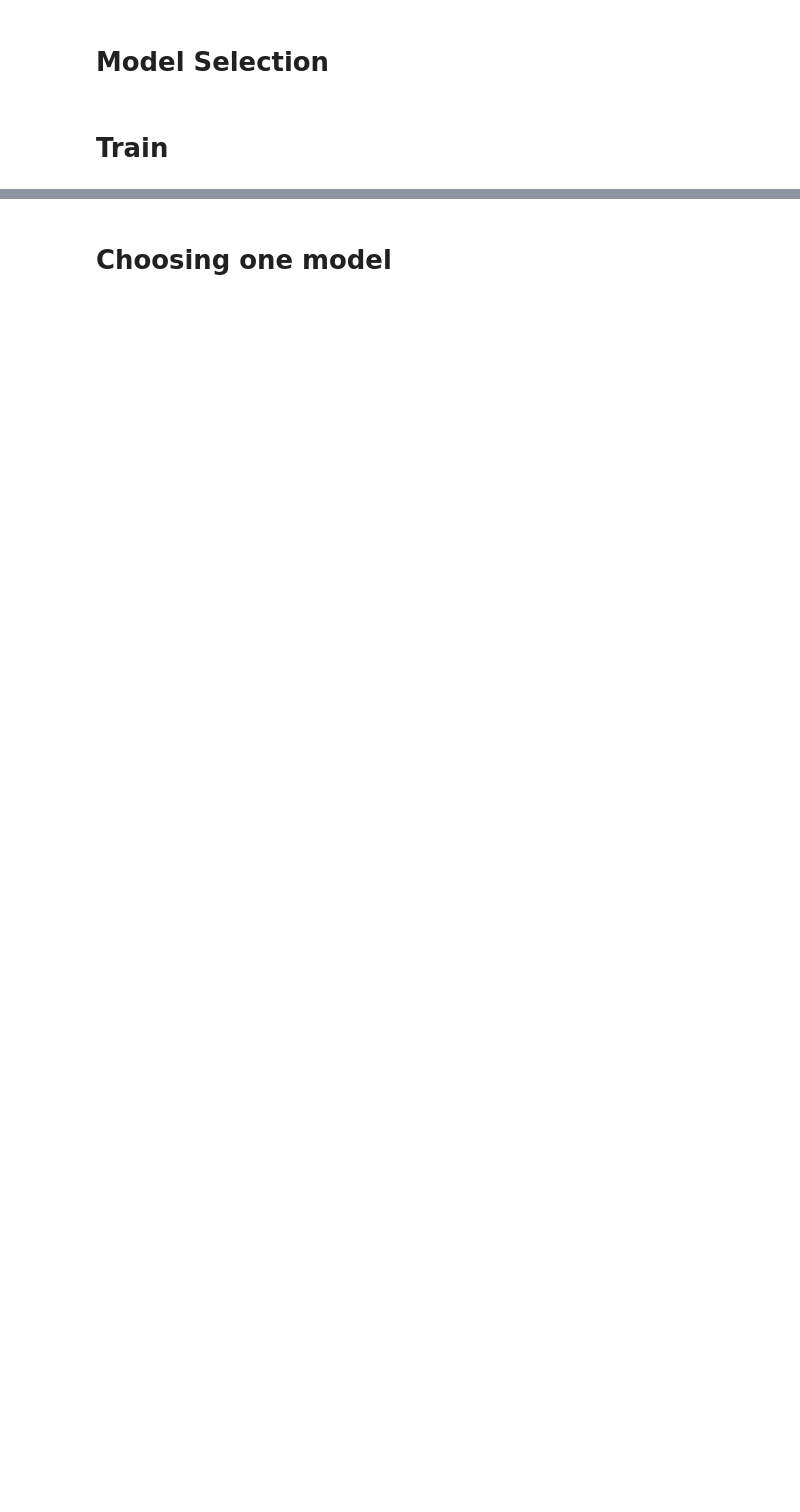
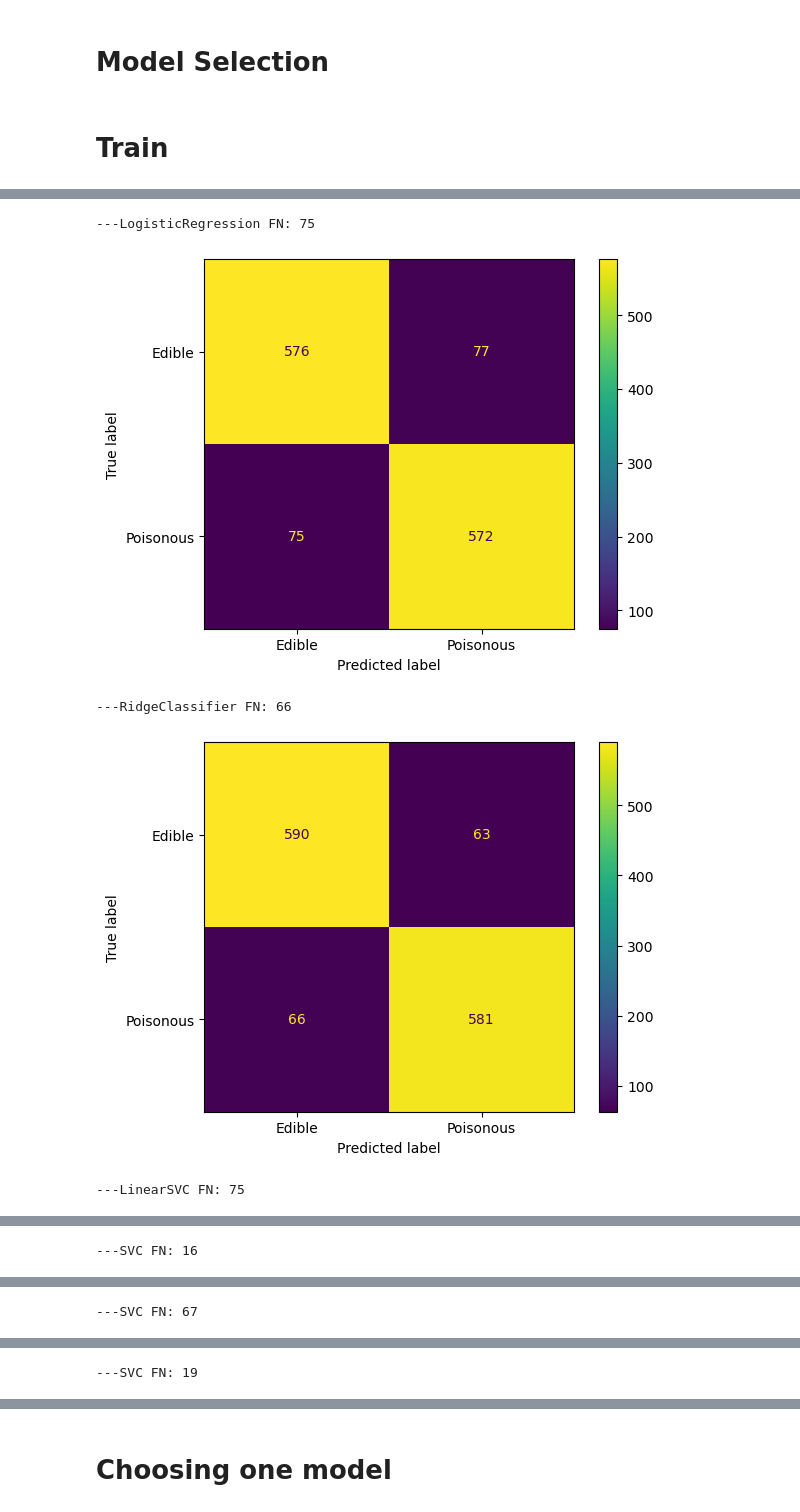
Before and after one commit to MerleSt/MushroomClassification, a Jupyter notebook: Notebooks/mushroom_model.ipynb, the cells around one changed output, grey strips where cells are left out. Drawn from its saved outputs; the diff is of its cells as text; code cells hidden in the pictures; blank space fills up the shorter version.

```diff
--- a/Notebooks/mushroom_model.ipynb
+++ b/Notebooks/mushroom_model.ipynb
@@ -66,2 +83,0 @@ clf = RandomForestClassifier(n_estimators=100, random_state=0)
-# %%
-clf.fit(X_train, y_train)
@@ -70,2 +83,0 @@ RandomForestClassifier(random_state=0)
-# %%
-y_pred = clf.predict(X_test)
@@ -120,9 +119,11 @@ quadratic_discriminant = QuadraticDiscriminantAnalysis()
 # Of course, you can replace these models with any other classifiers or add more classifiers to the ensemble.
 voting_classifier = VotingClassifier(estimators=[('lr', log_model), ('svm_rbf', svm_rbf)], voting='hard')
 
+xgb_cl = xgb.XGBClassifier()
+
 # Now, all these models are initialized and can be trained using their respective 'fit' methods.
 # %%
-models = [log_model, ridge_classifier, linear_svc, svm_rbf, svm_linear, svm_poly, decision_tree, random_forest, gradient_boosting, extra_trees, nn_model, gaussian_nb, k_neighbors, quadratic_discriminant, voting_classifier]
+models = [log_model, ridge_classifier, linear_svc, svm_rbf, svm_linear, svm_poly, decision_tree, random_forest, gradient_boosting, extra_trees, nn_model, gaussian_nb, k_neighbors, quadratic_discriminant, voting_classifier, xgb_cl]
 # %% [markdown]
 # Train
 # %%
@@ -130,17 +134,27 @@ np.sum(y) / len(y)
 # %%
 # Define a function to compute false negatives
 def false_negatives(y_true, y_pred):
     tn, fp, fn, tp = confusion_matrix(y_true, y_pred).ravel()
     return fn
 
 # Train all models
 for model in models:
     model.fit(X_train, y_train)
 
 # Evaluate all models
 for model in models:
     y_pred_model = model.predict(X_test)
     fn = false_negatives(y_test, y_pred_model)
     print(f"---{type(model).__name__} FN: {fn}")
-    cm_log = confusion_matrix(y_test, y_pred_model)
-    print(f"Confusion Matrix for {model}:\n", cm_log)
+    cm = confusion_matrix(y_test, y_pred_model)
+    disp = ConfusionMatrixDisplay(confusion_matrix=cm,
+                                 display_labels=['Edible', 'Poisonous'])
+    disp.plot()
+
+    plt.show()
+# %% [output]
+---LogisticRegression FN: 75
+[figure, added]
+---RidgeClassifier FN: 66
+[figure, added]
+---LinearSVC FN: 75
@@ -146,0 +162 @@ for model in models:
+---SVC FN: 16
@@ -146,0 +164 @@ for model in models:
+---SVC FN: 67
@@ -146,0 +166 @@ for model in models:
+---SVC FN: 19
```
Also changed, not shown: parts of 18 cells of this notebook.
